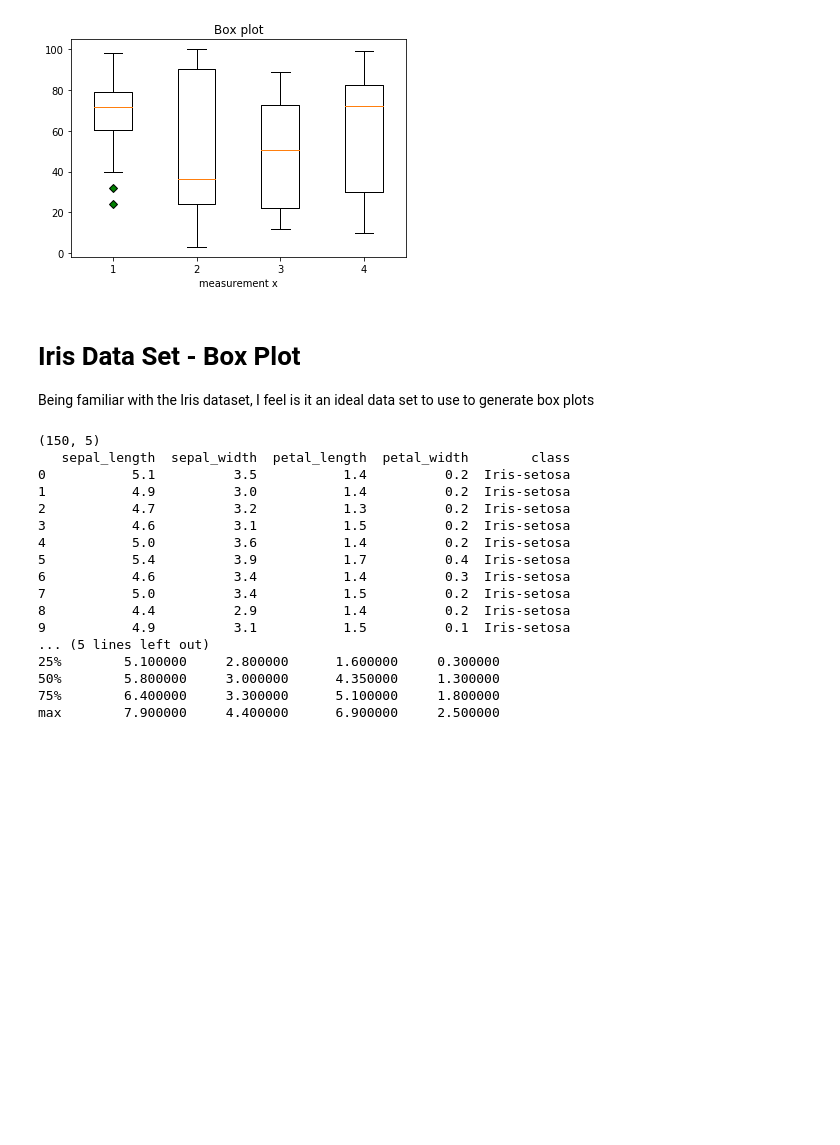
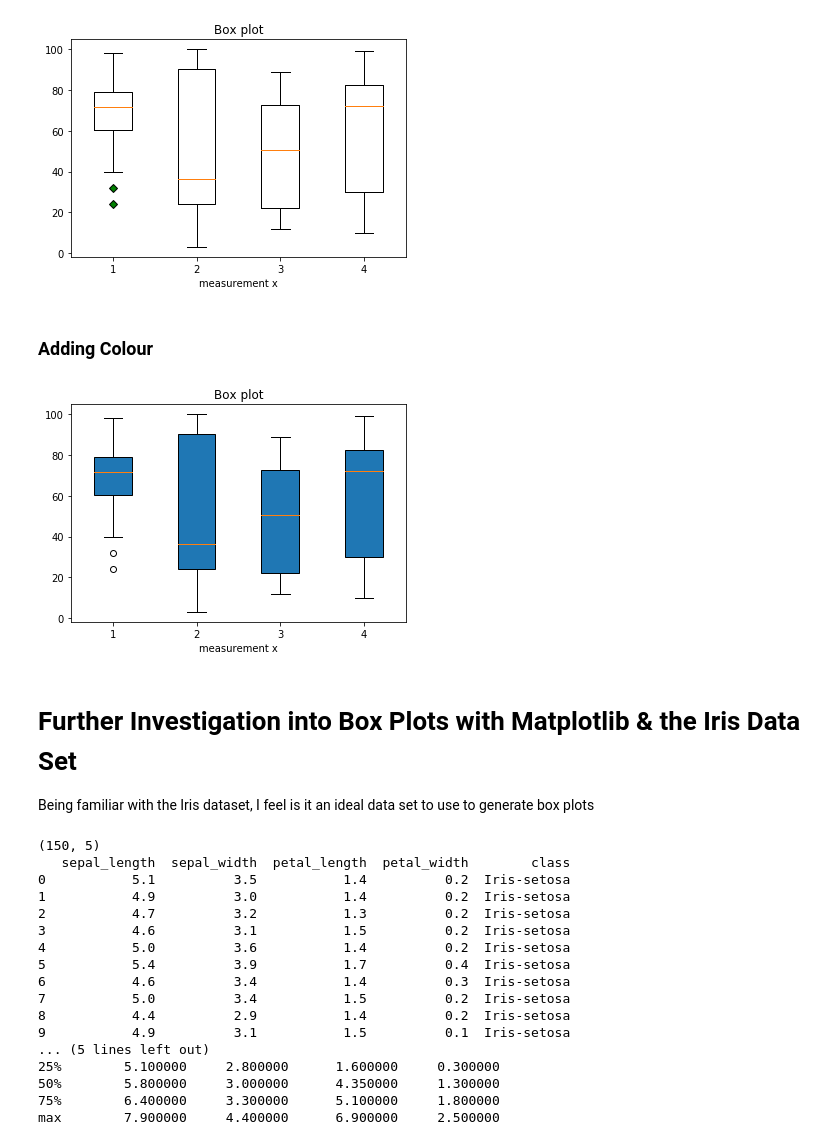
Before and after one commit to ClaireDrummond/Fundamentals-Project-2018, a Jupyter notebook: Box Plots.ipynb, the cells around one changed output. Drawn from its saved outputs; the diff is of its cells as text; code cells hidden in the pictures; blank space fills up the shorter version.

```diff
--- a/Box Plots.ipynb
+++ b/Box Plots.ipynb
@@ -119,8 +161,19 @@ plt.boxplot(dataframes, flierprops=green_diamond)
 plt.show()
 # %% [output]
 [figure]
+# %% [markdown]
+### Adding Colour
+# %%
+# https://matplotlib.org/gallery/pyplots/boxplot_demo_pyplot.html?highlight=boxplot
+dataframes=[df1,df2,df3,df4]
+plt.xlabel('measurement x') # gives a title to the x axis
+t = plt.title('Box plot') #give a title to the plots
+plt.boxplot(dataframes, patch_artist=True) # adds colour to the rectangles
+plt.show() # displays the box plot
+# %% [output]
+[figure, added]
 # %% [markdown]
-# Iris Data Set - Box Plot
+# Further Investigation into Box Plots with Matplotlib & the Iris Data Set
 Being familiar with the Iris dataset, I feel is it an ideal data set to use to generate box plots
 # %%
 #ref: https://github.com/ClaireDrummond/GMITProject2018
```
Also changed, not shown: parts of 24 cells of this notebook, 1 other file.
